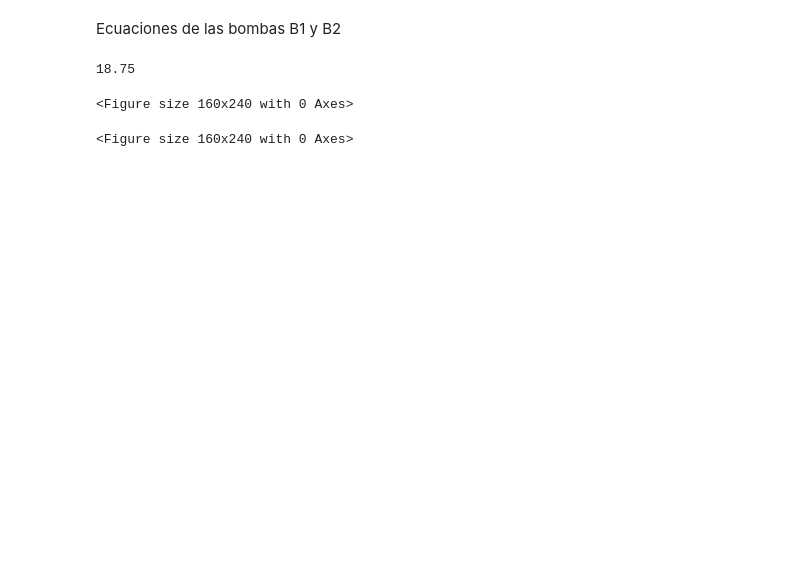
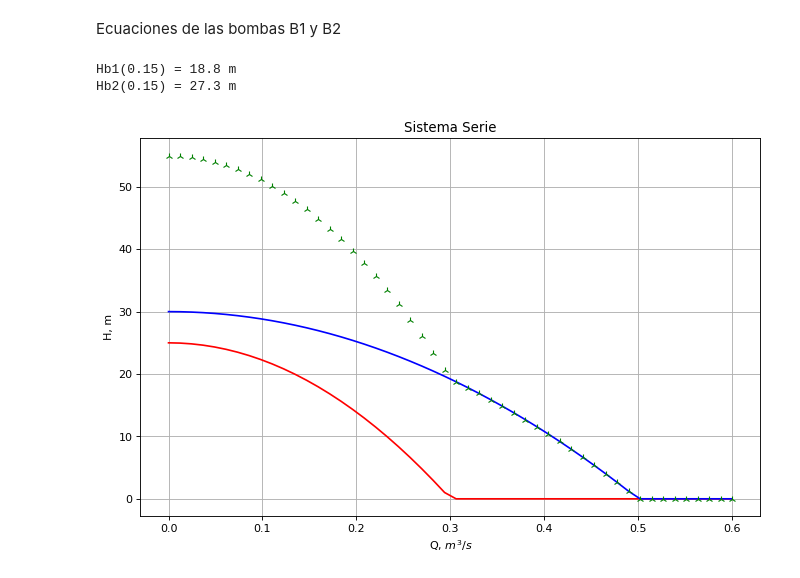
Before and after one commit to graushupc/ESEIAAT-320012, a Jupyter notebook: Ejemplo Bombas Series.ipynb, the cells around one changed output. Drawn from its saved outputs; the diff is of its cells as text; code cells hidden in the pictures; blank space fills up the shorter version.

```diff
--- a/Ejemplo Bombas Series.ipynb
+++ b/Ejemplo Bombas Series.ipynb
@@ -67,5 +66,7 @@ Qmax2 = 0.5
-# %%
-Hb1(0.15)
-# %% [output]
-18.75
+# %%
+print('Hb1(%.2f) = %.1f m' % (0.15,Hb1(0.15)))
+print('Hb2(%.2f) = %.1f m' % (0.15,Hb2(0.15)))
+# %% [output]
+Hb1(0.15) = 18.8 m
+Hb2(0.15) = 27.3 m
 # %%
@@ -84,5 +81,10 @@ for a in q:
-# %%
-plt.figure(num=None, figsize=(2, 3), dpi=80, facecolor='w', edgecolor='k')
-# %% [output]
-<Figure size 160x240 with 0 Axes>
-<Figure size 160x240 with 0 Axes>
+# %%
+plt.figure(num=None, figsize=(10, 6.25), dpi=80, facecolor='w', edgecolor='k');
+plt.plot(q,hb1,'r',q,hb2,'b',q,hbSerie,'g2');
+plt.grid()
+plt.title("Sistema Serie")
+plt.xlabel('Q, $m^3/s$')
+plt.ylabel('H, m')
+plt.show()
+# %% [output]
+[figure, added]
```
Also changed, not shown: parts of 19 cells of this notebook, 1 other file.
